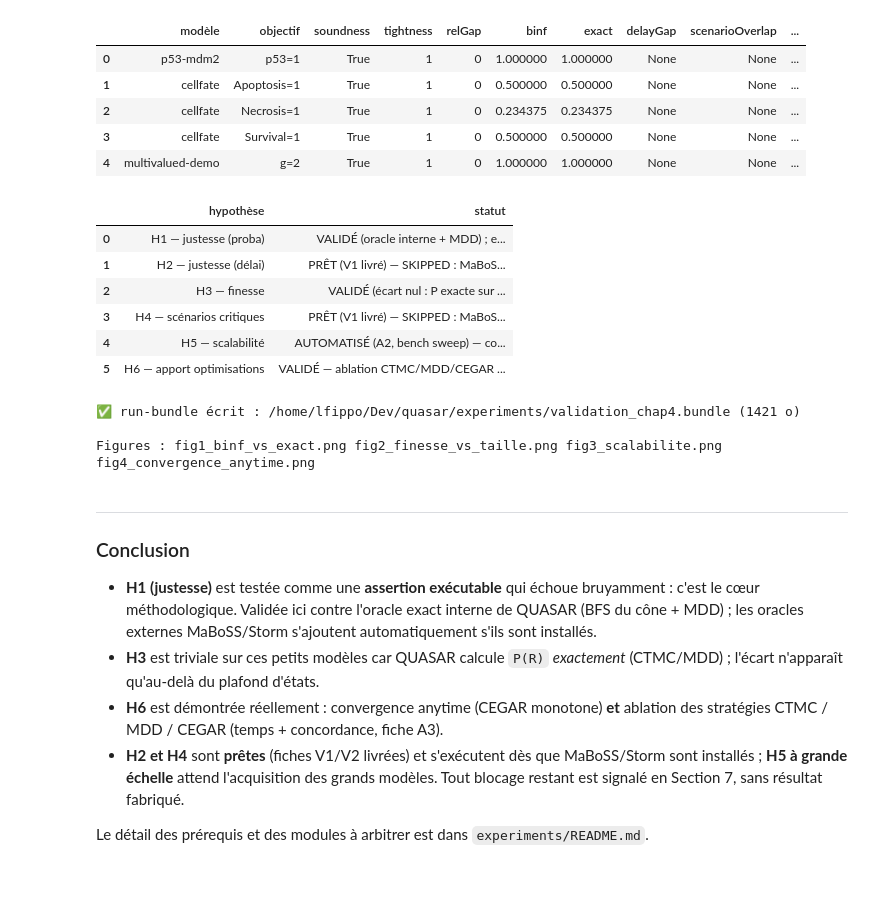
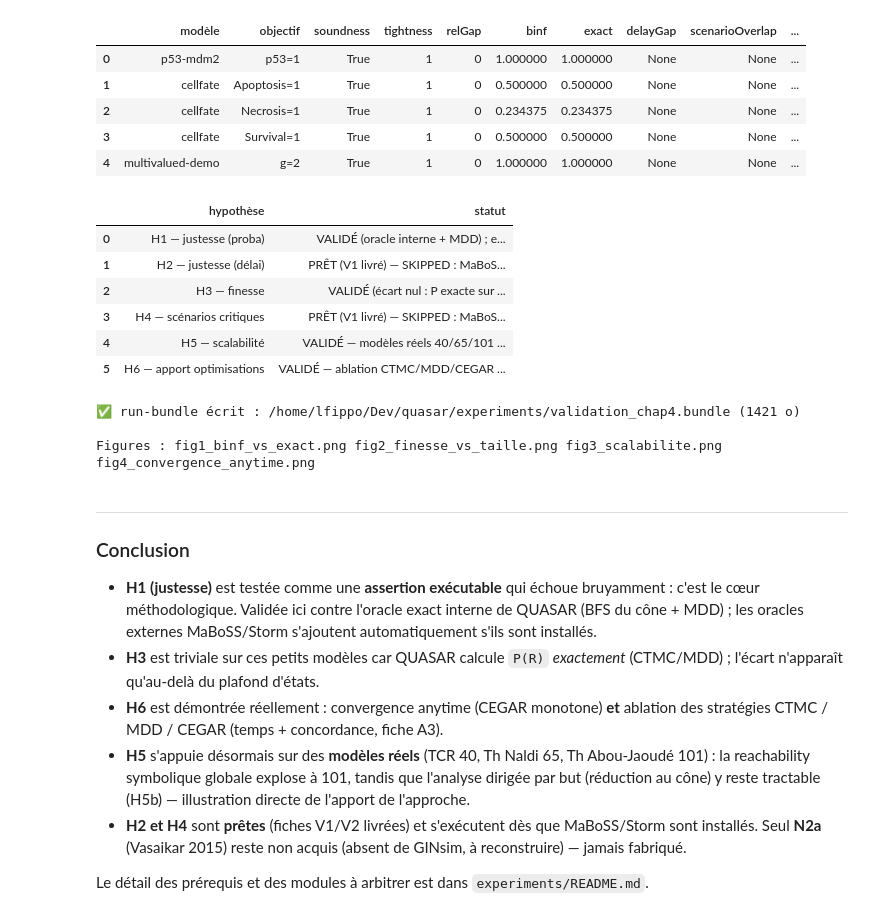
Before and after one commit to Louis-Fippo/quasar, a Jupyter notebook: experiments/validation_chap4.ipynb, the cells around one changed output. Saved outputs shown, nothing was run; the diff lists cells and outputs as text; code cells hidden in the pictures; blank space fills up the shorter version.

```diff
--- a/experiments/validation_chap4.ipynb
+++ b/experiments/validation_chap4.ipynb
@@ -1023,26 +1083,25 @@ CONSOLIDATED
 # %%
 # ---- Tableau de synthèse H1–H6 ----
 def _status_h5():
-    base = "AUTOMATISÉ (A2, bench sweep) — courbe taille→temps ; grands modèles dès qu'acquis"
-    return base + (" ; Storm exact (V2) en regard" if ORACLES["storm"]
-                   else " ; Storm (V2) prêt, SKIPPED (absent)")
+    return ("VALIDÉ — modèles réels 40/65/101 (A2 bench sweep) : reachability globale "
+            "explose à 101, mais l'analyse par cône reste tractable (H5b)")
 
 SYNTHESE = pd.DataFrame([
     {"hypothèse": "H1 — justesse (proba)",   "statut": "VALIDÉ (oracle interne + MDD)" + ("" if (ORACLES["storm"] or ORACLES["maboss"]) else " ; externes SKIPPED")},
     {"hypothèse": "H2 — justesse (délai)",   "statut": ("VALIDÉ — T(R) vs quantiles MaBoSS (V1)" if ORACLES["maboss"] else "PRÊT (V1 livré) — SKIPPED : MaBoSS absent")},
     {"hypothèse": "H3 — finesse",            "statut": "VALIDÉ (écart nul : P exacte sur ces modèles)"},
     {"hypothèse": "H4 — scénarios critiques","statut": ("VALIDÉ — recouvrement Jaccard (V1)" if ORACLES["maboss"] else "PRÊT (V1 livré) — SKIPPED : MaBoSS absent")},
     {"hypothèse": "H5 — scalabilité",        "statut": _status_h5()},
     {"hypothèse": "H6 — apport optimisations","statut": "VALIDÉ — ablation CTMC/MDD/CEGAR (A3) + convergence anytime (temps & concordance mesurés)"},
 ])
 SYNTHESE
 # %% [output]
 |  | hypothèse | statut |
 | 0 | H1 — justesse (proba) | VALIDÉ (oracle interne + MDD) ; e... |
 | 1 | H2 — justesse (délai) | PRÊT (V1 livré) — SKIPPED : MaBoS... |
 | 2 | H3 — finesse | VALIDÉ (écart nul : P exacte sur ... |
 | 3 | H4 — scénarios critiques | PRÊT (V1 livré) — SKIPPED : MaBoS... |
-| 4 | H5 — scalabilité | AUTOMATISÉ (A2, bench sweep) — co... |
+| 4 | H5 — scalabilité | VALIDÉ — modèles réels 40/65/101 ... |
 | 5 | H6 — apport optimisations | VALIDÉ — ablation CTMC/MDD/CEGAR ... |
 # %%
 # ---- Run-bundle reproductible (DoD §8.4) ----
@@ -1078,9 +1137,12 @@ Figures : fig1_binf_vs_exact.png fig2_finesse_vs_taille.png fig3_scalabilite.png
   *exactement* (CTMC/MDD) ; l'écart n'apparaît qu'au-delà du plafond d'états.
 - **H6** est démontrée réellement : convergence anytime (CEGAR monotone) **et**
   ablation des stratégies CTMC / MDD / CEGAR (temps + concordance, fiche A3).
+- **H5** s'appuie désormais sur des **modèles réels** (TCR 40, Th Naldi 65, Th
+  Abou-Jaoudé 101) : la reachability symbolique globale explose à 101, tandis que
+  l'analyse dirigée par but (réduction au cône) y reste tractable (H5b) —
+  illustration directe de l'apport de l'approche.
 - **H2 et H4** sont **prêtes** (fiches V1/V2 livrées) et s'exécutent dès que
-  MaBoSS/Storm sont installés ; **H5 à grande échelle** attend l'acquisition des
-  grands modèles. Tout blocage restant est signalé en Section 7, sans résultat
-  fabriqué.
+  MaBoSS/Storm sont installés. Seul **N2a** (Vasaikar 2015) reste non acquis
+  (absent de GINsim, à reconstruire) — jamais fabriqué.
 
 Le détail des prérequis et des modules à arbitrer est dans `experiments/README.md`.
```
Also changed, not shown: parts of 12 cells of this notebook, 7 other files.
